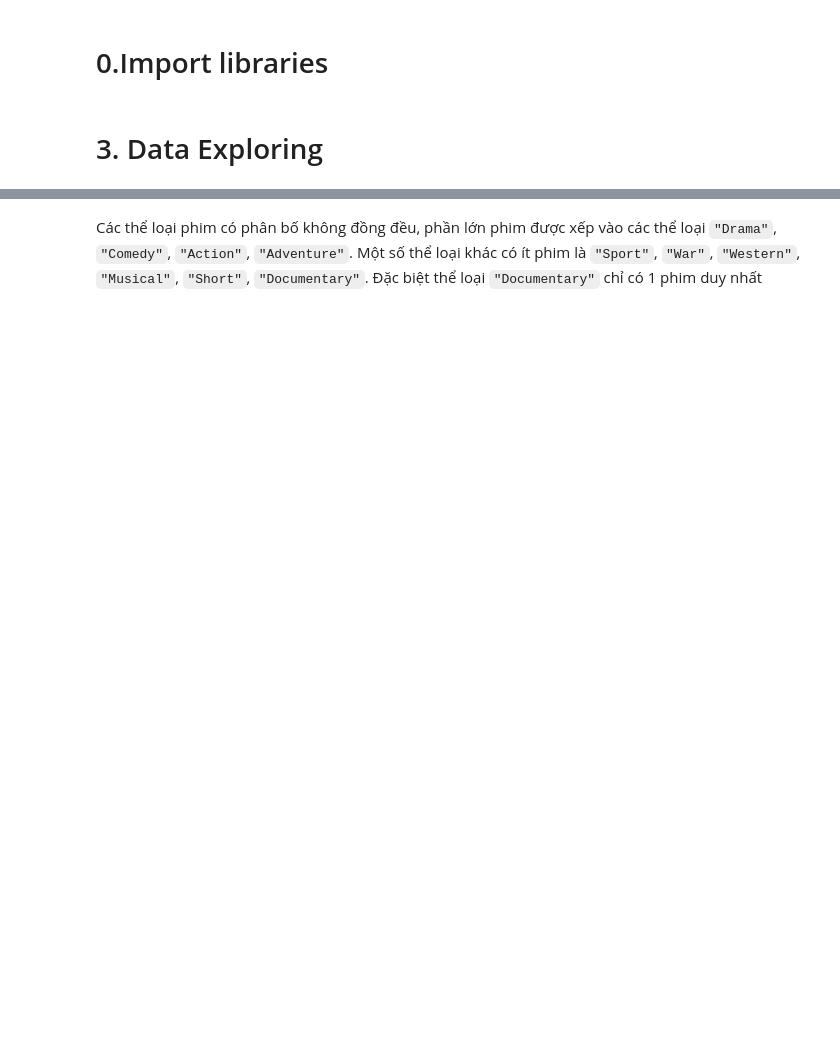
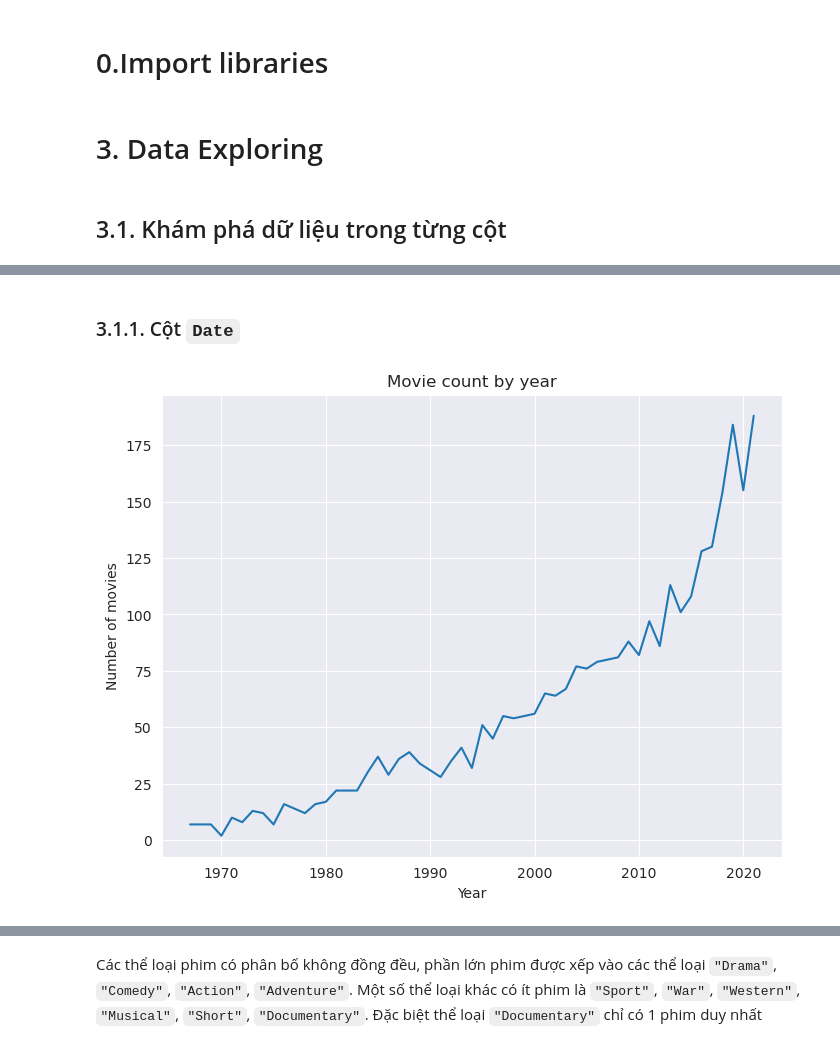
Before and after one commit to hoanglnt/DataVizLab1, a Jupyter notebook: src/explore.ipynb, the cells around one changed output, grey strips where cells are left out. Cells and saved outputs as stored; diff of their text form; code cells hidden in the pictures; blank space fills up the shorter version.

```diff
--- a/src/explore.ipynb
+++ b/src/explore.ipynb
@@ -10,6 +10,8 @@ from matplotlib.lines import Line2D
 sns.set_style("darkgrid")
 # %% [markdown]
 # 3. Data Exploring
+# %% [markdown]
+## 3.1. Khám phá dữ liệu trong từng cột
 # %%
 df = pd.read_csv("../data/imdb_clean.csv")
 df.head()
@@ -20,3 +22,15 @@ df.head()
 | 2 | The Many Saints of Newark | 2021 | 6.4 | 27145 | Crime, Drama | 120 | R | 3 | 4 | 4 | ... |
 | 3 | Venom: Let There Be Carnage | 2021 | 6.4 | 30443 | Action, Adventure, Sci-Fi | 97 | PG-13 | 1 | 3 | 3 | ... |
 | 4 | Dune | 2021 | 8.3 | 84636 | Action, Adventure, Drama | 155 | PG-13 | 1 | 3 | 1 | ... |
+# %% [markdown]
+### 3.1.1. Cột `Date`
+# %%
+df_date = df.groupby('Date').size().reset_index(name='Count')
+plt.figure(figsize=(8,6))
+plt.plot(df_date['Date'], df_date['Count'])
+plt.xlabel('Year')
+plt.ylabel('Number of movies')
+plt.title('Movie count by year')
+plt.show()
+# %% [output]
+[figure, added]
```
Also changed, not shown: parts of 55 cells of this notebook.
